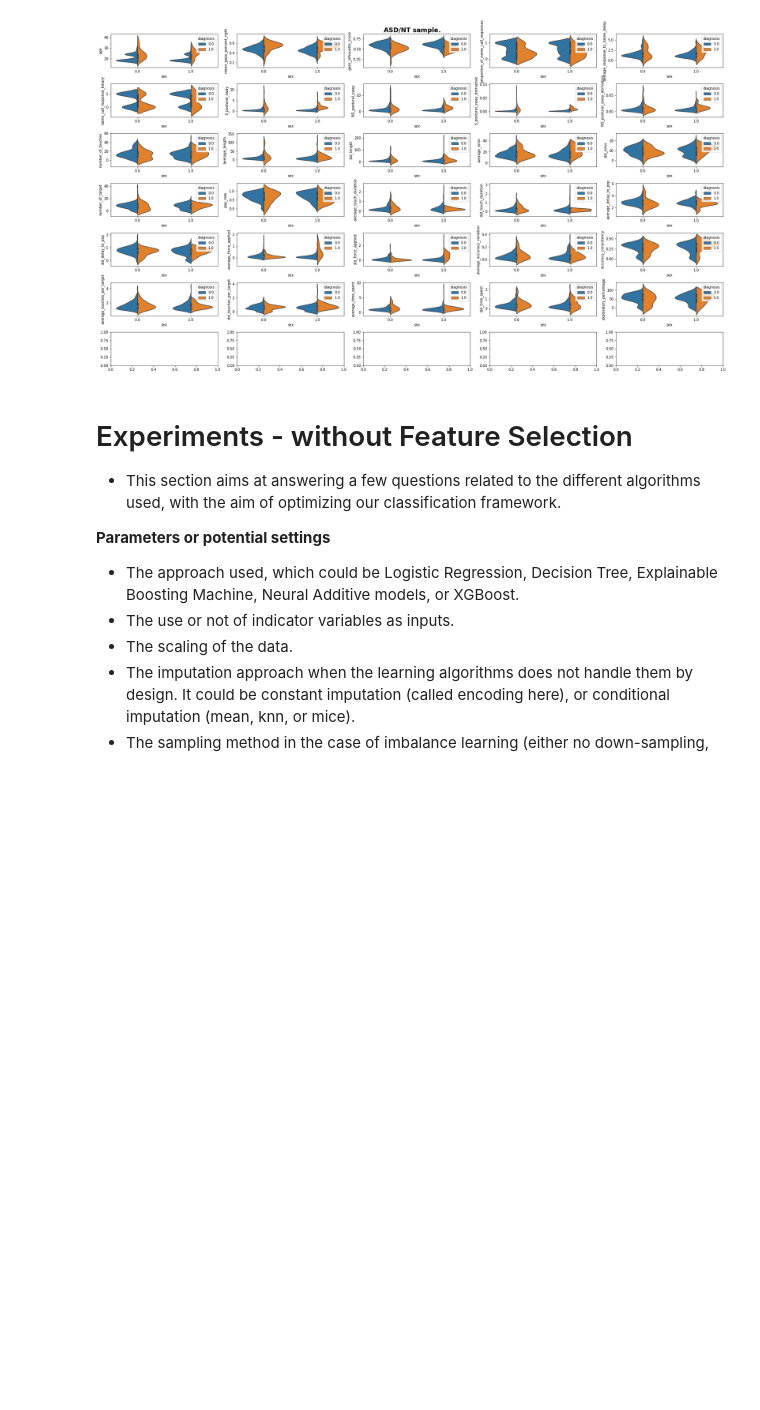
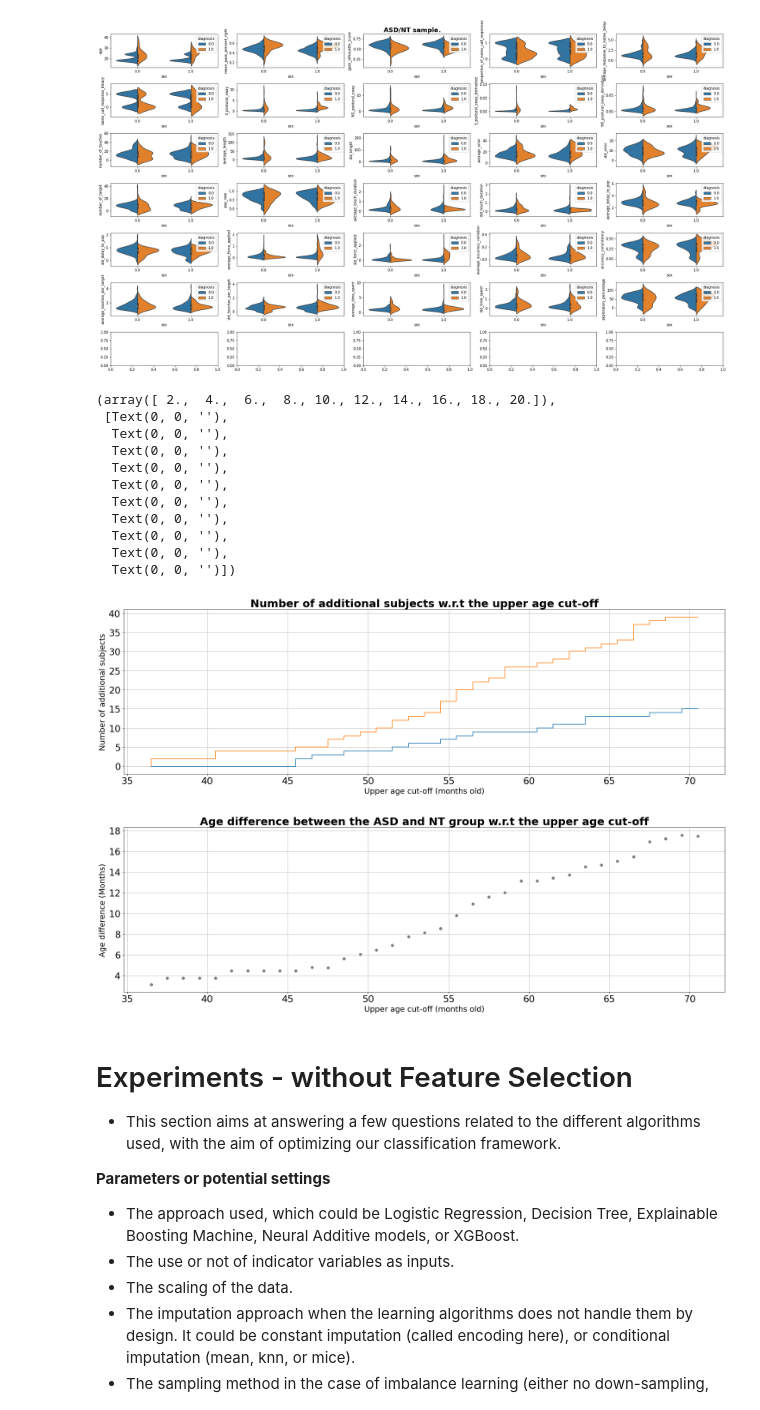
Before and after one commit to matiasdm/notes_on_stats, a Jupyter notebook: doc/notebooks/paper_df_analysis.ipynb, the cells around one changed output. Cells and saved outputs as stored; diff of their text form; code cells hidden in the pictures; blank space fills up the shorter version.

```diff
--- a/doc/notebooks/paper_df_analysis.ipynb
+++ b/doc/notebooks/paper_df_analysis.ipynb
@@ -188,3 +220,35 @@ plt.tight_layout()
+# %%
+fi(25, 7)
+plt.step(np.array(age_cutoff_list)+.5, np.array(number_asd)-number_asd[0], color='tab:orange')
+plt.step(np.array(age_cutoff_list)+.5, np.array(number_td)-number_td[0], color='tab:blue')
+plt.grid()
+plt.title("Number of additional subjects w.r.t the upper age cut-off", weight='bold',fontsize=25)
+plt.xlabel("Upper age cut-off (months old)",fontsize=18); plt.ylabel("Number of additional subjects",fontsize=18);
+plt.xticks(fontsize=22)
+plt.yticks(fontsize=22)
+
+fi(25, 7)
+plt.title("Age difference between the ASD and NT group w.r.t the upper age cut-off", weight='bold',fontsize=25)
+plt.scatter(np.array(age_cutoff_list)+.5, np.array(age_mean_difference), color='tab:gray')
+plt.xlabel("Upper age cut-off (months old)",fontsize=18); plt.ylabel("Age difference (Months)",fontsize=18);
+plt.grid()
+
+plt.xticks(fontsize=22)
+plt.yticks(fontsize=22)
+# %% [output]
+(array([ 2.,  4.,  6.,  8., 10., 12., 14., 16., 18., 20.]),
+ [Text(0, 0, ''),
+  Text(0, 0, ''),
+  Text(0, 0, ''),
+  Text(0, 0, ''),
+  Text(0, 0, ''),
+  Text(0, 0, ''),
+  Text(0, 0, ''),
+  Text(0, 0, ''),
+  Text(0, 0, ''),
+  Text(0, 0, '')])
+[figure, added]
+[figure, added]
 # %% [markdown]
 # Experiments - without Feature Selection
 
```
Also changed, not shown: parts of 1 cell of this notebook, 9 other files.
